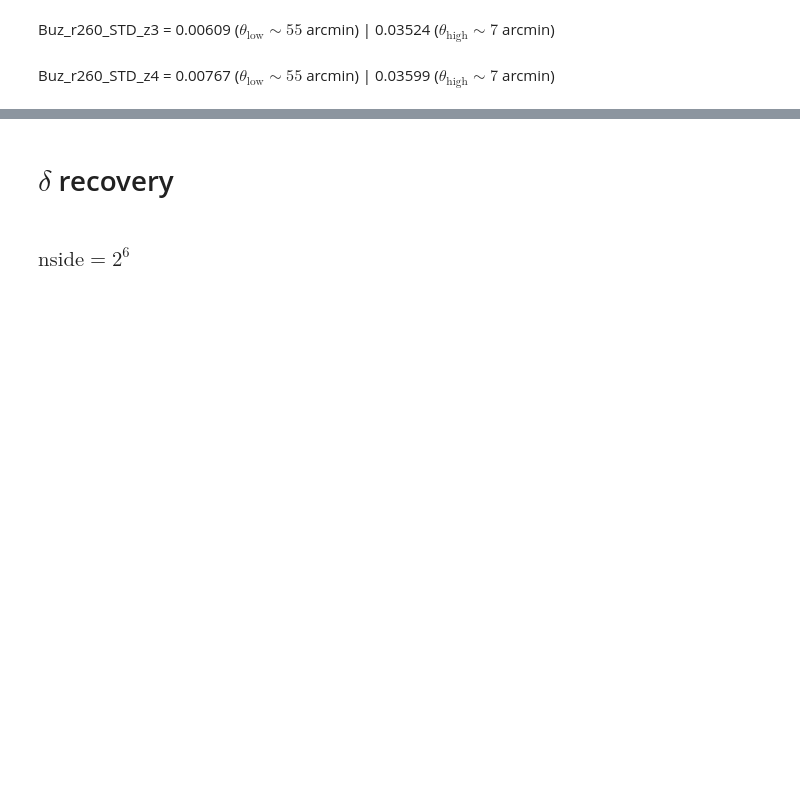
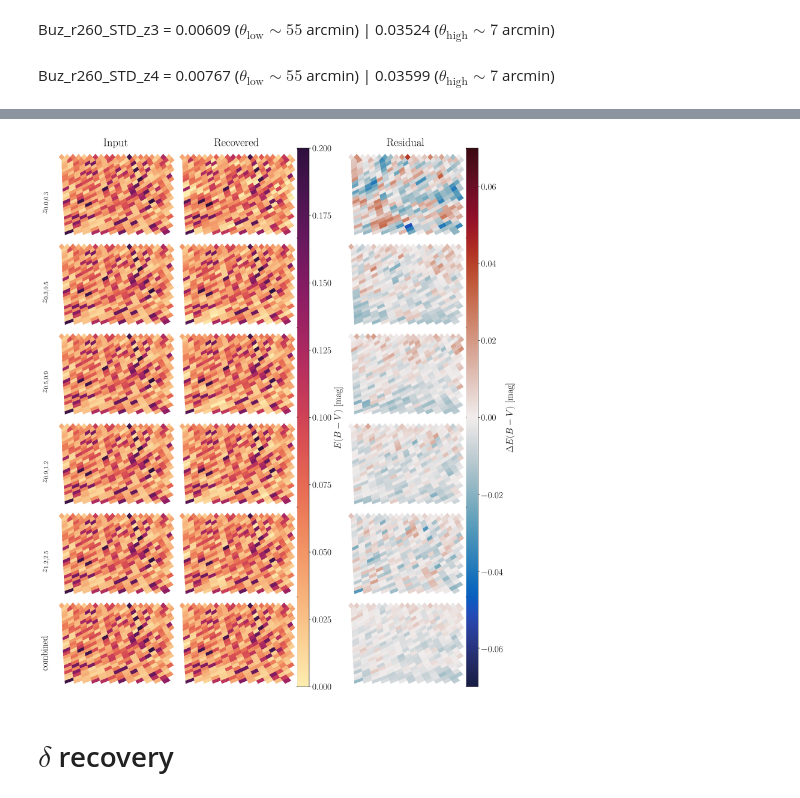
Before and after one commit to MBravoS/MW_dust_galcat, a Jupyter notebook: Plots_main.ipynb, the cells around one changed output, grey strips where cells are left out. Saved outputs shown, nothing was run; the diff lists cells and outputs as text; code cells hidden in the pictures; blank space fills up the shorter version.

Commit message:
Improved plots

```diff
--- a/Plots_main.ipynb
+++ b/Plots_main.ipynb
@@ -346,16 +348,16 @@ for i in range(len(zlist)):
     for j in range(len(map_Buz_r260_n6['pix'])):
         rec_Buz_r260_n6_z[i][map_Buz_r260_n6['pix'][j]]=map_Buz_r260_n6["output_map_combined"][i][j]
 # %%
-fig=plot.figure(100,figsize=(10,9.7))
-spec=gs.GridSpec(nrows=6,ncols=40,figure=fig,wspace=0,hspace=0,left=0.015,right=0.88,bottom=0.02,top=0.96)
-fax=[[fig.add_subplot(spec[0,1:11]),fig.add_subplot(spec[0,11:21]),fig.add_subplot(spec[0,29:39])],
-     [fig.add_subplot(spec[1,1:11]),fig.add_subplot(spec[1,11:21]),fig.add_subplot(spec[1,29:39])],
-     [fig.add_subplot(spec[2,1:11]),fig.add_subplot(spec[2,11:21]),fig.add_subplot(spec[2,29:39])],
-     [fig.add_subplot(spec[3,1:11]),fig.add_subplot(spec[3,11:21]),fig.add_subplot(spec[3,29:39])],
-     [fig.add_subplot(spec[4,1:11]),fig.add_subplot(spec[4,11:21]),fig.add_subplot(spec[4,29:39])],
-     [fig.add_subplot(spec[5,1:11]),fig.add_subplot(spec[5,11:21]),fig.add_subplot(spec[5,29:39])]]
+fig=plot.figure(100,figsize=(14.4,17))
+spec=gs.GridSpec(nrows=6,ncols=36,figure=fig,wspace=0,hspace=0,left=0.015,right=0.92,bottom=0.02,top=0.97)
+fax=[[fig.add_subplot(spec[0,1:11]),fig.add_subplot(spec[0,11:21]),fig.add_subplot(spec[0,25:35])],
+     [fig.add_subplot(spec[1,1:11]),fig.add_subplot(spec[1,11:21]),fig.add_subplot(spec[1,25:35])],
+     [fig.add_subplot(spec[2,1:11]),fig.add_subplot(spec[2,11:21]),fig.add_subplot(spec[2,25:35])],
+     [fig.add_subplot(spec[3,1:11]),fig.add_subplot(spec[3,11:21]),fig.add_subplot(spec[3,25:35])],
+     [fig.add_subplot(spec[4,1:11]),fig.add_subplot(spec[4,11:21]),fig.add_subplot(spec[4,25:35])],
+     [fig.add_subplot(spec[5,1:11]),fig.add_subplot(spec[5,11:21]),fig.add_subplot(spec[5,25:35])]]
 cbar_1=fig.add_subplot(spec[:,21])
-cbar_2=fig.add_subplot(spec[:,39])
+cbar_2=fig.add_subplot(spec[:,35])
 ylabels=[fig.add_subplot(spec[0,0],frame_on=False),fig.add_subplot(spec[1,0],frame_on=False),fig.add_subplot(spec[2,0],frame_on=False),
          fig.add_subplot(spec[3,0],frame_on=False),fig.add_subplot(spec[4,0],frame_on=False),fig.add_subplot(spec[5,0],frame_on=False)]
 for i in range(6):
@@ -419,32 +421,34 @@ hp.cartview(rec_Buz_r260_n6_z[4],fig=100,lonra=[60,90],latra=[-61,-39],title=Non
             cmap=cmo.cm.matter,badcolor='white',hold=True)
 plot.sca(fax[4][2])
 hp.cartview(rec_Buz_r260_n6_z[4]-SFD_Buz_r260_n6,fig=100,lonra=[60,90],latra=[-61,-39],title=None,cbar=False,
             min=-0.07,max=0.07,cmap=cmo.cm.balance,badcolor='white',hold=True)
 
 #final
 plot.sca(fax[5][0])
 hp.cartview(SFD_Buz_r260_n6,fig=100,lonra=[60,90],latra=[-61,-39],title=None,cbar=False,min=0,max=0.2,
             cmap=cmo.cm.matter,badcolor='white',hold=True)
 plot.sca(fax[5][1])
 hp.cartview(rec_Buz_r260_n6,fig=100,lonra=[60,90],latra=[-61,-39],title=None,cbar=False,min=0,max=0.2,
             cmap=cmo.cm.matter,badcolor='white',hold=True)
 plot.sca(fax[5][2])
 hp.cartview(rec_Buz_r260_n6-SFD_Buz_r260_n6,fig=100,lonra=[60,90],latra=[-61,-39],title=None,cbar=False,
             min=-0.07,max=0.07,cmap=cmo.cm.balance,badcolor='white',hold=True)
 
 ylabels[0].text(-0.2,0.3,'$z_{0.0,0.3}$',rotation=90)
 ylabels[1].text(-0.2,0.3,'$z_{0.3,0.5}$',rotation=90)
 ylabels[2].text(-0.2,0.3,'$z_{0.5,0.9}$',rotation=90)
 ylabels[3].text(-0.2,0.3,'$z_{0.9,1.2}$',rotation=90)
 ylabels[4].text(-0.2,0.3,'$z_{1.2,2.5}$',rotation=90)
 ylabels[5].text(-0.2,0.2,'combined',rotation=90)
 cbar1=plot.colorbar(cax=cbar_1,mappable=cm.ScalarMappable(norm=col.Normalize(vmin=0,vmax=0.2),cmap=cmo.cm.matter))
 cbar1.set_label('$E(B-V)$ [mag]')
 cbar2=plot.colorbar(cax=cbar_2,mappable=cm.ScalarMappable(norm=col.Normalize(vmin=-0.07,vmax=0.07),cmap=cmo.cm.balance))
 cbar2.set_label('$\Delta E(B-V)$ [mag]')
 
 plot.savefig('../MWdust_results/EBV_map_B260_n6.pdf')
 plot.savefig('../MWdust_results/PNG/EBV_map_B260_n6.png')
 plot.show()
+# %% [output]
+[figure, added]
 # %% [markdown]
 # $\delta$ recovery
@@ -482,2 +454,0 @@ plot.show()
-# %% [markdown]
-### $\mathrm{nside} = 2^6$
```
Also changed, not shown: parts of 19 cells of this notebook.
